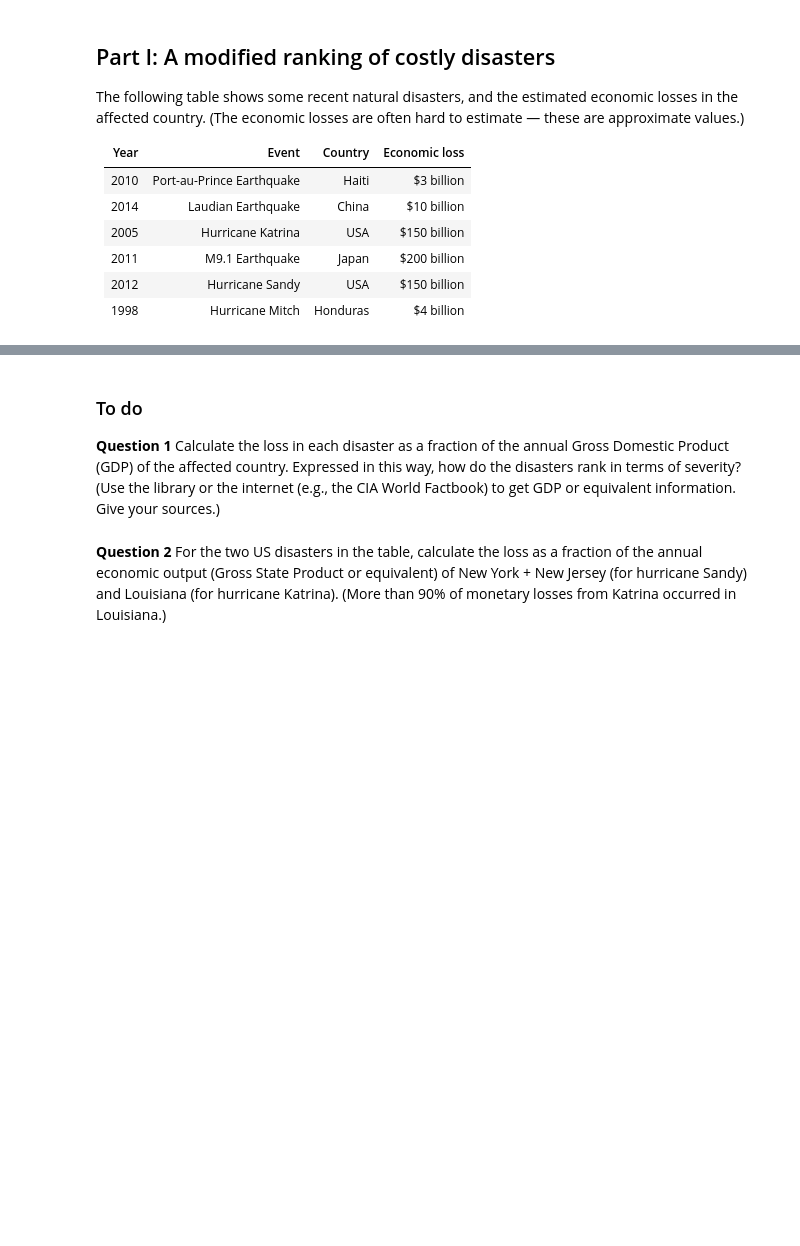
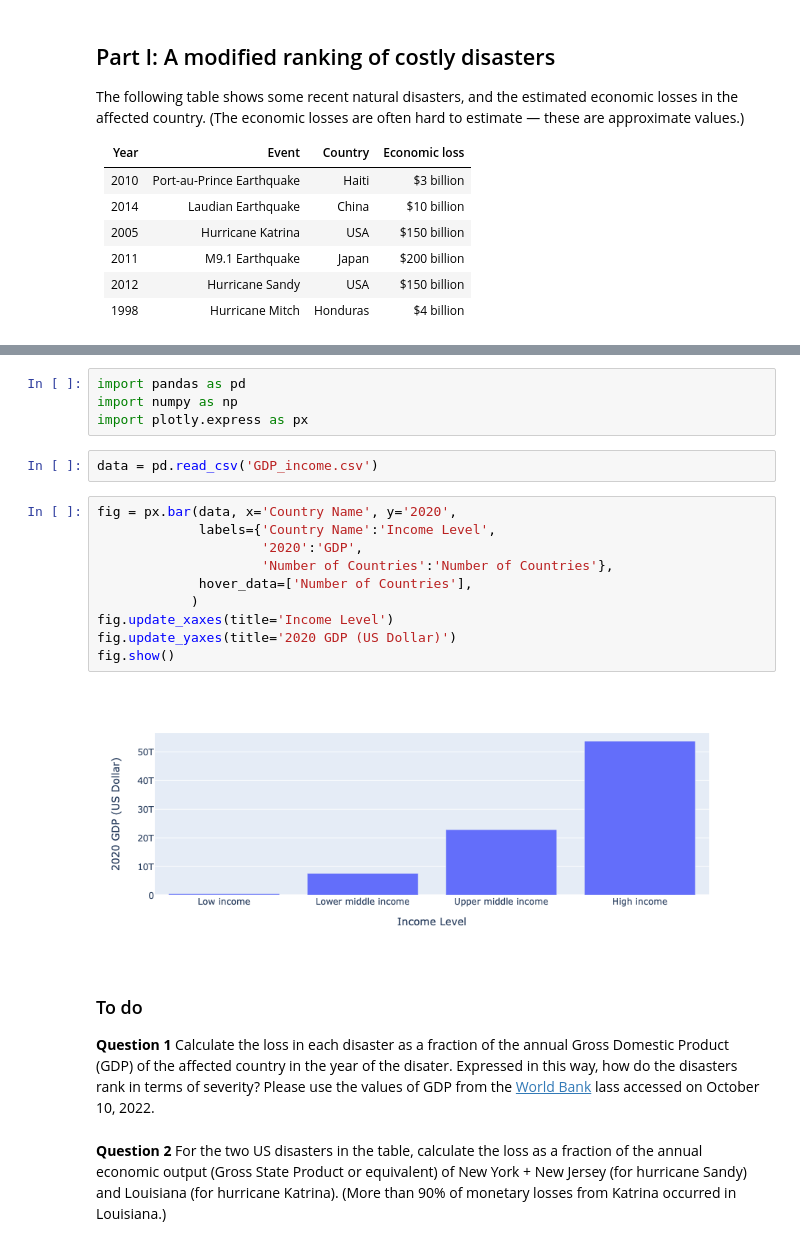
Before and after one commit to globalseismology/avni-courses.solid-earth-fundamentals, a Jupyter notebook: PS_7_Human_Interactions/Human_Interactions.ipynb, the cells around one changed output, grey strips where cells are left out. Saved outputs shown, nothing was run; the diff lists cells and outputs as text; blank space fills up the shorter version.

```diff
--- a/PS_7_Human_Interactions/Human_Interactions.ipynb
+++ b/PS_7_Human_Interactions/Human_Interactions.ipynb
@@ -30,7 +55,25 @@ The following table shows some recent natural disasters, and the estimated econo
+# %%
+import pandas as pd
+import numpy as np
+import plotly.express as px
+# %%
+data = pd.read_csv('GDP_income.csv')
+# %%
+fig = px.bar(data, x='Country Name', y='2020',
+             labels={'Country Name':'Income Level',
+                     '2020':'GDP',
+                     'Number of Countries':'Number of Countries'},
+             hover_data=['Number of Countries'],
+            )
+fig.update_xaxes(title='Income Level')
+fig.update_yaxes(title='2020 GDP (US Dollar)')
+fig.show()
+# %% [output]
+[figure, added]
 # %% [markdown]
 ### To do
 
-**Question 1** Calculate the loss in each disaster as a fraction of the annual Gross Domestic Product (GDP) of the affected country. Expressed in this way, how do the disasters rank in terms of severity? (Use the library or the internet (e.g., the CIA World Factbook) to get GDP or equivalent information. Give your sources.)
+**Question 1** Calculate the loss in each disaster as a fraction of the annual Gross Domestic Product (GDP) of the affected country in the year of the disater. Expressed in this way, how do the disasters rank in terms of severity? Please use the values of GDP from the [World Bank](https://data.worldbank.org/indicator/NY.GDP.MKTP.CD) lass accessed on October 10, 2022.
 # %% [markdown]
 **Question 2** For the two US disasters in the table, calculate the loss as a fraction of the annual economic output (Gross State Product or equivalent) of New York + New Jersey (for hurricane Sandy) and Louisiana (for hurricane Katrina). (More than 90% of monetary losses from Katrina occurred in Louisiana.)
 # %% [markdown]
```
Also changed, not shown: parts of 24 cells of this notebook, 3 other files.
